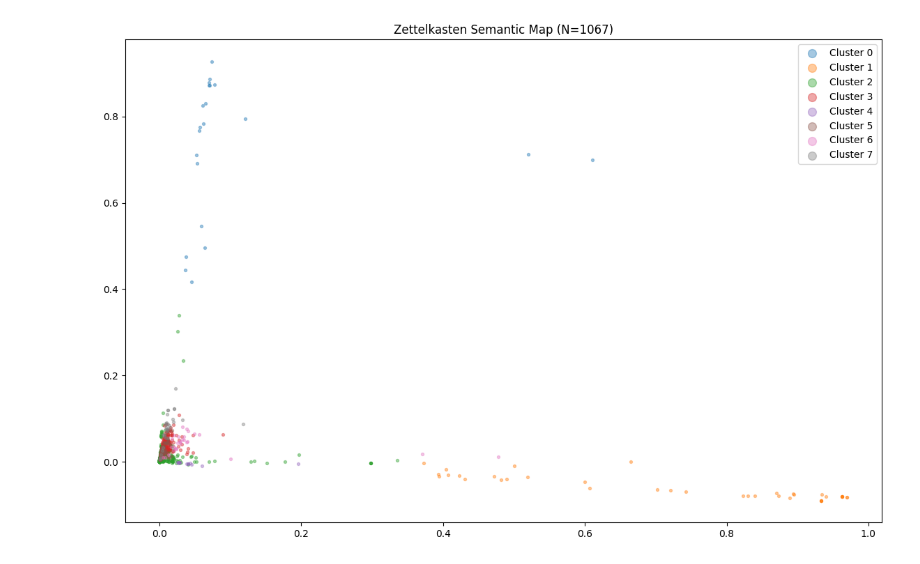
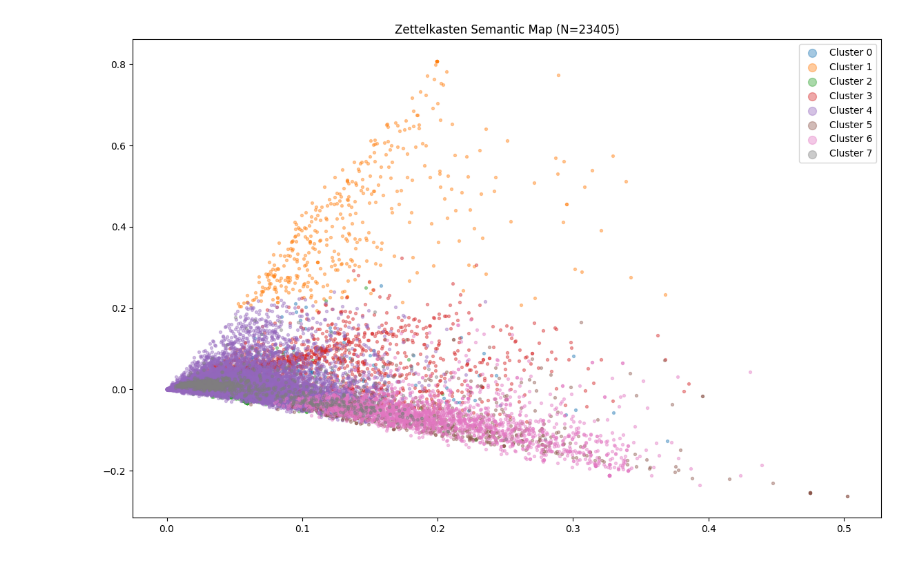
Before and after one commit to jwhco/scripts, a Jupyter notebook: MarkdownTools/visualize-content-clusters.ipynb, the cells around one changed output. Saved outputs shown, nothing was run; the diff lists cells and outputs as text; code cells hidden in the pictures.

```diff
--- a/MarkdownTools/visualize-content-clusters.ipynb
+++ b/MarkdownTools/visualize-content-clusters.ipynb
@@ -21,12 +21,12 @@ MIN_DOC_FREQ = 5
 
 CUSTOM_STOP_WORDS = {
     'https', 'http', 'com', 'www', 'org', 'net', 'html', 'eof',
-    'g_face', 'q_auto', 'image', 'png', 'jpg', 'figure', 'ref'
+    'g_face', 'q_auto', 'image', 'png', 'jpg', 'figure', 'ref', 'v0'
 }
 
 # --- Performance & Disk Filtering ---
-ZETTEL_ROOT = "/workspace/obsidian/Zettelkasten"
-DIRECTORY_EXCLUSIONS = {"Templates", "node_modules", "Archive"} # Non-dot folders to skip
+ZETTEL_ROOT = "/workspace/obsidian"
+DIRECTORY_EXCLUSIONS = {"Templates", "node_modules", "Archive"}
 FILE_EXCLUSIONS = ["TEMPLATE"]
 
 # --- Processing Functions ---
@@ -36,19 +36,45 @@ def split_camel_case(text):
 
 def is_date_pattern(text):
     text_str = str(text).strip()
-    return bool(re.match(r'^\d{4}(-\d{2}(-\d{2})?)?$|^\d{8}', text_str))
+    # Matches YYYY-MM-DD, YYYYMMDD, and the 12-digit Zettel ID YYYYMMDDhhmm
+    return bool(re.match(r'^\d{4}(-\d{2}(-\d{2})?)?$|^\d{8}$|^\d{12}$', text_str))
 
-def clean_headers(text):
+def clean_structure(text):
+    """
+    1. Removes WikiLinks [[Link]]
+    2. Removes Zettelkasten IDs (12-digit timestamps)
+    3. Filters headers by word count (> 2 words)
+    4. Segments text to prevent n-gram bleeding
+    """
+    # Remove WikiLinks: [[Target|Alias]] -> Alias or Target
+    # We keep the text inside the link but remove the brackets
+    text = re.sub(r'\[\[(?:[^\]|]*\|)?([^\]]+)\]\]', r'\1', text)
+
+    # Remove standalone 12-digit Zettel IDs (YYYYMMDDhhmm)
+    text = re.sub(r'\b\d{12}\b', '', text)
+
     lines = text.split('\n')
-    filtered_lines = []
+    valid_segments = []
+
     for line in lines:
-        if line.lstrip().startswith('#'):
-            header_content = re.sub(r'^#+\s*', '', line).strip()
+        clean_line = line.strip()
+        if not clean_line:
+            continue
+
+        if clean_line.startswith('#'):
+            # Extract header content
+            header_content = re.sub(r'^#+\s*', '', clean_line).strip()
+            # ONLY keep headers with 3 or more words
             if len(header_content.split()) > 2:
-                filtered_lines.append(header_content)
+                valid_segments.append(header_content)
         else:
-            filtered_lines.append(line)
-    return '\n'.join(filtered_lines)
+            # It's body text: remove any stray 12-digit IDs within the line
+            clean_body = re.sub(r'\b\d{12}\b', '', clean_line).strip()
+            if clean_body:
+                valid_segments.append(clean_body)
+
+    # Join with a period to act as an n-gram boundary
+    return ". ".join(valid_segments)
 
 def extract_note_data(filepath):
     try:
@@ -75,47 +101,36 @@ def extract_note_data(filepath):
     hashtag_raw = re.findall(r'#([A-Z][a-z]+(?:[A-Z][a-z]+)+)', content)
     hashtag_split = [split_camel_case(ht) for ht in hashtag_raw if not is_date_pattern(ht)]
 
-    # 3. Body (Stripping Frontmatter and Cleaning Headers)
-    body = re.sub(r'^---\s*\n(.*?)\n---\s*\n', '', content, flags=re.DOTALL)
-    body = clean_headers(body)
-    body = re.sub(r'\d{4}-\d{2}-\d{2}|\d{4}-\d{2}|\d{8}', '', body)
+    # 3. Body/Header Refinement
+    # Strip YAML block first
+    body_only = re.sub(r'^---\s*\n(.*?)\n---\s*\n', '', content, flags=re.DOTALL)
+    # Strip specific date/id patterns
+    body_only = re.sub(r'\d{4}-\d{2}-\d{2}|\d{4}-\d{2}|\d{8}', '', body_only)
+
+    processed_body = clean_structure(body_only)
 
     meta_str = (" ".join(yaml_tags) + " " + " ".join(hashtag_split) + " ") * TAG_WEIGHT
-    return {'name': filepath.name, 'text': (meta_str + body).strip()}
+    return {'name': filepath.name, 'text': f"{meta_str}. {processed_body}"}
 
 def main():
     print(f"Scanning: {ZETTEL_ROOT}")
 
-    # --- Dynamic Path Filtering ---
     filtered_paths = []
-    # rglob captures all .md files, but we filter them immediately
     for p in Path(ZETTEL_ROOT).rglob('*.[mM][dD]'):
-        # 1. Ignore if ANY part of the path starts with a dot (e.g. .obsidian/config.md)
-        # 2. Ignore if the filename itself starts with a dot (e.g. .temp_note.md)
-        if any(part.startswith('.') for part in p.parts):
-            continue
-
-        # 3. Ignore explicit non-dot directories (e.g. Templates)
-        if any(part in DIRECTORY_EXCLUSIONS for part in p.parts):
-            continue
-
-        # 4. Ignore Template filenames
-        if any(excl.upper() in p.name.upper() for excl in FILE_EXCLUSIONS):
-            continue
-
+        if any(part.startswith('.') for part in p.parts): continue
+        if any(part in DIRECTORY_EXCLUSIONS for part in p.parts): continue
+        if any(excl.upper() in p.name.upper() for excl in FILE_EXCLUSIONS): continue
         filtered_paths.append(p)
 
-    print(f"Found {len(filtered_paths)} valid notes. Processing with {multiprocessing.cpu_count()} cores...")
+    print(f"Processing {len(filtered_paths)} notes...")
 
     with ProcessPoolExecutor() as executor:
         results = list(executor.map(extract_note_data, filtered_paths))
 
     df = pd.DataFrame([r for r in results if r is not None])
-    if df.empty:
-        print("No valid markdown files found after filtering.")
-        return
+    if df.empty: return
 
-    # --- Vectorization & ML ---
+    # --- Vectorization ---
     all_stops = list(ENGLISH_STOP_WORDS.union(CUSTOM_STOP_WORDS))
     vectorizer = TfidfVectorizer(
         stop_words=all_stops,
@@ -128,21 +143,19 @@ def main():
     model = KMeans(n_clusters=N_CLUSTERS, random_state=42, n_init=10)
     df['cluster'] = model.fit_predict(X)
 
-    # Use SVD to avoid dense-matrix memory errors with 32k files
     svd = TruncatedSVD(n_components=2, random_state=42)
     coords = svd.fit_transform(X)
     df['x'], df['y'] = coords[:, 0], coords[:, 1]
 
-    # --- Analysis Output ---
+    # --- Output ---
     terms = vectorizer.get_feature_names_out()
     centroids = model.cluster_centers_.argsort()[:, ::-1]
 
     print("\n--- Top Cluster Identifiers ---")
     for i in range(N_CLUSTERS):
         top_terms = [terms[ind] for ind in centroids[i, :10]]
-        print(f"Cluster {i}: {', '.join(top_terms)}")
+        print(f"C{i}: {', '.join(top_terms)}")
 
-    # --- Plotting ---
     plt.figure(figsize=(14, 9))
     for i in range(N_CLUSTERS):
         sub = df[df['cluster'] == i]
@@ -170 +183 @@ Cluster 7: risk management, money laundering, business development, management r
-[figure, old version]
+[figure, new version]
```
Also changed, not shown: parts of 1 cell of this notebook.
